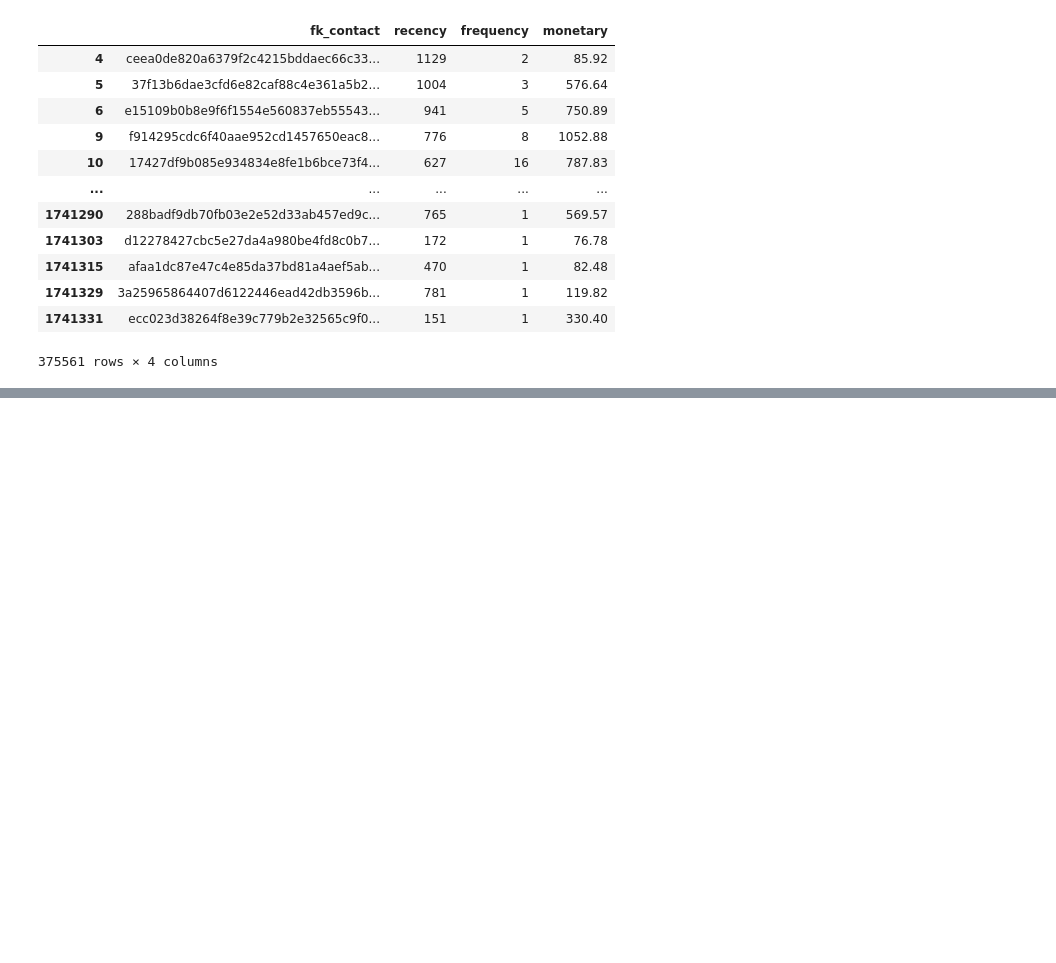
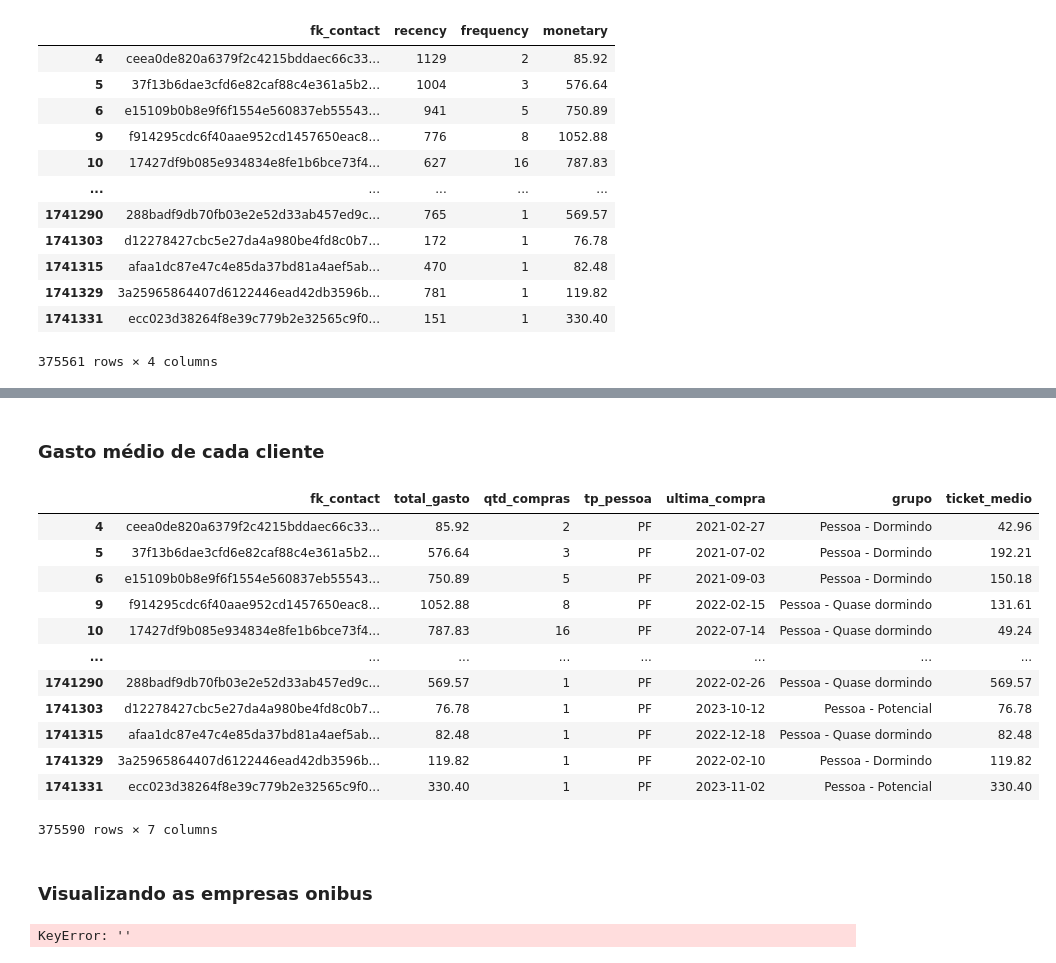
Before and after one commit to PedroHSSoares-Dev/Challenge_ClickBus, a Jupyter notebook: Desafios/desafio1/notebooks/segmentacao.ipynb, the cells around one changed output, grey strips where cells are left out. Cells and saved outputs as stored; diff of their text form; code cells hidden in the pictures; blank space fills up the shorter version.

```diff
--- a/Desafios/desafio1/segmentacao.ipynb
+++ b/Desafios/desafio1/notebooks/segmentacao.ipynb
@@ -270,0 +373,3 @@ print(f"\nMelhor K encontrado: {best_k} com score {best_silhouette:.4f}")
+# %%
+scaler = StandardScaler()
+x = scaler.fit_transform(df_rfm_pj[['recency', 'frequency', 'monetary']])
@@ -270,0 +401,3 @@ print(f"\nMelhor K encontrado: {best_k} com score {best_silhouette:.4f}")
+# %%
+df_rfm_pj['cluster'] = modelo_final.fit_predict(x)
+df_rfm_pj.groupby('cluster')[['recency', 'frequency', 'monetary']].mean()
@@ -270,0 +411,9 @@ print(f"\nMelhor K encontrado: {best_k} com score {best_silhouette:.4f}")
+# %%
+mapa_niveis_pj = {
+    0: "Empresa - VIP Consistente",
+    1: "Empresa - Ativo Recente",
+    2: "Empresa - Super Ativo",
+    3: "Empresa - Dormindo"
+}
+
+df_rfm_pj['cluster'] = df_rfm_pj['cluster'].map(mapa_niveis_pj)
@@ -270,0 +430,6 @@ print(f"\nMelhor K encontrado: {best_k} com score {best_silhouette:.4f}")
+# %%
+df_clientes.loc[df_clientes['tp_pessoa'] == 'PJ', 'grupo'] = (
+    df_clientes.loc[df_clientes['tp_pessoa'] == 'PJ', 'fk_contact']
+    .map(df_rfm_pj.set_index('fk_contact')['cluster'])
+)
+df_clientes['grupo'].value_counts()
@@ -270,0 +524,27 @@ print(f"\nMelhor K encontrado: {best_k} com score {best_silhouette:.4f}")
+# %% [markdown]
+### Gasto médio de cada cliente
+# %%
+df_clientes['ticket_medio'] = df_clientes['total_gasto'] / df_clientes['qtd_compras']
+df_clientes['ticket_medio'] = df_clientes['ticket_medio'].round(2)
+df_clientes
+# %% [output]
+|  | fk_contact | total_gasto | qtd_compras | tp_pessoa | ultima_compra | grupo | ticket_medio |
+| 4 | ceea0de820a6379f2c4215bddaec66c33... | 85.92 | 2 | PF | 2021-02-27 | Pessoa - Dormindo | 42.96 |
+| 5 | 37f13b6dae3cfd6e82caf88c4e361a5b2... | 576.64 | 3 | PF | 2021-07-02 | Pessoa - Dormindo | 192.21 |
+| 6 | e15109b0b8e9f6f1554e560837eb55543... | 750.89 | 5 | PF | 2021-09-03 | Pessoa - Dormindo | 150.18 |
+| 9 | f914295cdc6f40aae952cd1457650eac8... | 1052.88 | 8 | PF | 2022-02-15 | Pessoa - Quase dormindo | 131.61 |
+| 10 | 17427df9b085e934834e8fe1b6bce73f4... | 787.83 | 16 | PF | 2022-07-14 | Pessoa - Quase dormindo | 49.24 |
+| ... | ... | ... | ... | ... | ... | ... | ... |
+| 1741290 | 288badf9db70fb03e2e52d33ab457ed9c... | 569.57 | 1 | PF | 2022-02-26 | Pessoa - Quase dormindo | 569.57 |
+| 1741303 | d12278427cbc5e27da4a980be4fd8c0b7... | 76.78 | 1 | PF | 2023-10-12 | Pessoa - Potencial | 76.78 |
+| 1741315 | afaa1dc87e47c4e85da37bd81a4aef5ab... | 82.48 | 1 | PF | 2022-12-18 | Pessoa - Quase dormindo | 82.48 |
+| 1741329 | 3a25965864407d6122446ead42db3596b... | 119.82 | 1 | PF | 2022-02-10 | Pessoa - Dormindo | 119.82 |
+| 1741331 | ecc023d38264f8e39c779b2e32565c9f0... | 330.40 | 1 | PF | 2023-11-02 | Pessoa - Potencial | 330.40 |
+375590 rows × 7 columns
+# %% [markdown]
+### Visualizando as empresas onibus
+# %%
+df_viacao = df_vendas['fk_departure_ota_bus_company'].drop_duplicates()
+df_viacao['total_gasto'] = df_vendas.groupby('')['gmv_success'].transform('sum')
+# %% [output]
+KeyError: ''
```
Also changed, not shown: parts of 25 cells of this notebook, 1 other file.
